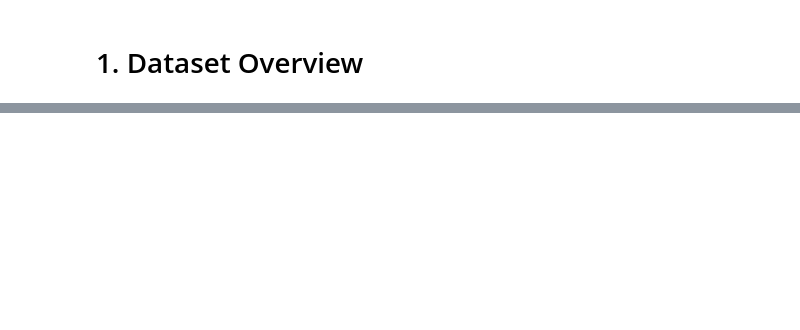
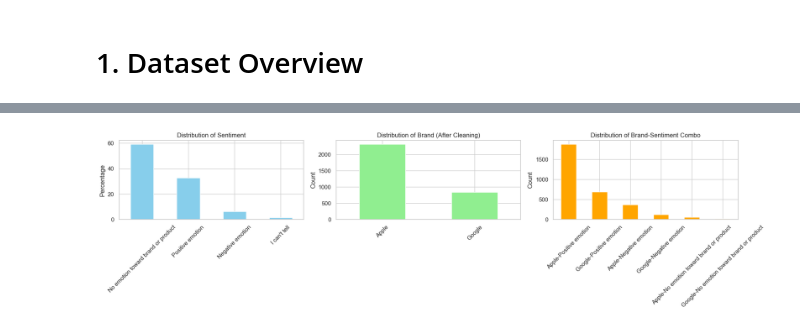
Before and after one commit to Kate-Maina/Phase-4-Project, a Jupyter notebook: index.ipynb, the cells around one changed output, grey strips where cells are left out. Drawn from its saved outputs; the diff is of its cells as text; code cells hidden in the pictures; blank space fills up the shorter version.

Commit message:
Add EDA notebook and cleaned datasets

```diff
--- a/index.ipynb
+++ b/index.ipynb
@@ -27,14 +27,13 @@ from nltk.corpus import stopwords
 import string
 from nltk.tokenize import word_tokenize
 
-
+# Download NLTK resources
 nltk.download('punkt')
 nltk.download('stop_words')
 nltk.download('wordnet')
-from nltk.corpus import stopwords
-from nltk.tokenize import word_tokenize
-
-df = pd.read_csv('judge_1377884607_tweet_product_company.csv')
+# Set visualization style
+sns.set(style="whitegrid")
+plt.rcParams['figure.figsize'] = (10, 6)
 # %% [output]
 [nltk_data] Downloading package punkt to
 [nltk_data]     C:\Users\lenovo\AppData\Roaming\nltk_data...
@@ -433,0 +233,84 @@ cleaned_df['cleaned_tweet'] = cleaned_df['tweet_text'].apply(preprocess_text)
+# %%
+# --- EDA: Visualizations ---
+import matplotlib.pyplot as plt
+import seaborn as sns
+plt.rcParams['figure.figsize'] = (12, 5)
+
+# 1. Distribution of Target Variables
+fig, (ax1, ax2, ax3) = plt.subplots(1, 3, figsize=(18, 5))
+
+# Sentiment
+sentiment_dist.plot(kind='bar', ax=ax1, color='skyblue')
+ax1.set_title('Distribution of Sentiment')
+ax1.set_ylabel('Percentage')
+ax1.tick_params(axis='x', rotation=45)
+
+# Brand
+df_for_brand['brand'].value_counts().plot(kind='bar', ax=ax2, color='lightgreen')
+ax2.set_title('Distribution of Brand (After Cleaning)')
+ax2.set_ylabel('Count')
+ax2.tick_params(axis='x', rotation=45)
+
+# Brand-Sentiment (Multi-class)
+df_for_brand['brand_sentiment'].value_counts().plot(kind='bar', ax=ax3, color='orange')
+ax3.set_title('Distribution of Brand-Sentiment Combo')
+ax3.set_ylabel('Count')
+ax3.tick_params(axis='x', rotation=45)
+
+plt.tight_layout()
+plt.show()
+
+# 2. Text Length Analysis
+df_for_brand['tweet_length'] = df_for_brand['tweet_text'].apply(len)
+df_for_brand['cleaned_length'] = df_for_brand['cleaned_text'].apply(len)
+
+fig, (ax1, ax2) = plt.subplots(1, 2, figsize=(15, 5))
+
+# Distribution of raw text length
+sns.histplot(df_for_brand['tweet_length'], bins=50, ax=ax1)
+ax1.set_title('Distribution of Raw Tweet Length')
+ax1.set_xlabel('Number of Characters')
+ax1.axvline(df_for_brand['tweet_length'].mean(), color='k', linestyle='--', label=f'Mean: {df_for_brand["tweet_length"].mean():.0f}')
+ax1.legend()
+
+# Distribution of cleaned text length
+sns.histplot(df_for_brand['cleaned_length'], bins=50, ax=ax2, color='orange')
+ax2.set_title('Distribution of Cleaned Tweet Length')
+ax2.set_xlabel('Number of Characters')
+ax2.axvline(df_for_brand['cleaned_length'].mean(), color='k', linestyle='--', label=f'Mean: {df_for_brand["cleaned_length"].mean():.0f}')
+ax2.legend()
+
+plt.tight_layout()
+plt.show()
+
+# 3. Average Text Length by Sentiment/Brand (Finding correlations)
+print("\nAverage Cleaned Text Length by Sentiment:")
+print(df_for_brand.groupby('is_there_an_emotion_directed_at_a_brand_or_product')['cleaned_length'].mean())
+print("\nAverage Cleaned Text Length by Brand:")
+print(df_for_brand.groupby('brand')['cleaned_length'].mean())
+
+# 4. Word Clouds for Positive vs Negative Sentiments (For a specific brand)
+from wordcloud import WordCloud
+
+# Let's look at Apple Positive vs Apple Negative tweets
+apple_pos = df_for_brand[(df_for_brand['brand'] == 'Apple') & (df_for_brand['is_there_an_emotion_directed_at_a_brand_or_product'] == 'Positive emotion')]
+apple_neg = df_for_brand[(df_for_brand['brand'] == 'Apple') & (df_for_brand['is_there_an_emotion_directed_at_a_brand_or_product'] == 'Negative emotion')]
+
+pos_text = " ".join(text for text in apple_pos['cleaned_text'])
+neg_text = " ".join(text for text in apple_neg['cleaned_text'])
+
+# Generate word clouds
+wordcloud_pos = WordCloud(background_color='white').generate(pos_text)
+wordcloud_neg = WordCloud(background_color='white').generate(neg_text)
+
+# Plot
+fig, (ax1, ax2) = plt.subplots(1, 2, figsize=(15, 8))
+ax1.imshow(wordcloud_pos, interpolation='bilinear')
+ax1.set_title('Word Cloud: Apple Positive Tweets')
+ax1.axis('off')
+ax2.imshow(wordcloud_neg, interpolation='bilinear')
+ax2.set_title('Word Cloud: Apple Negative Tweets')
+ax2.axis('off')
+plt.show()
+# %% [output]
+[figure, added]
```
Also changed, not shown: parts of 50 cells of this notebook, 7 other files.
